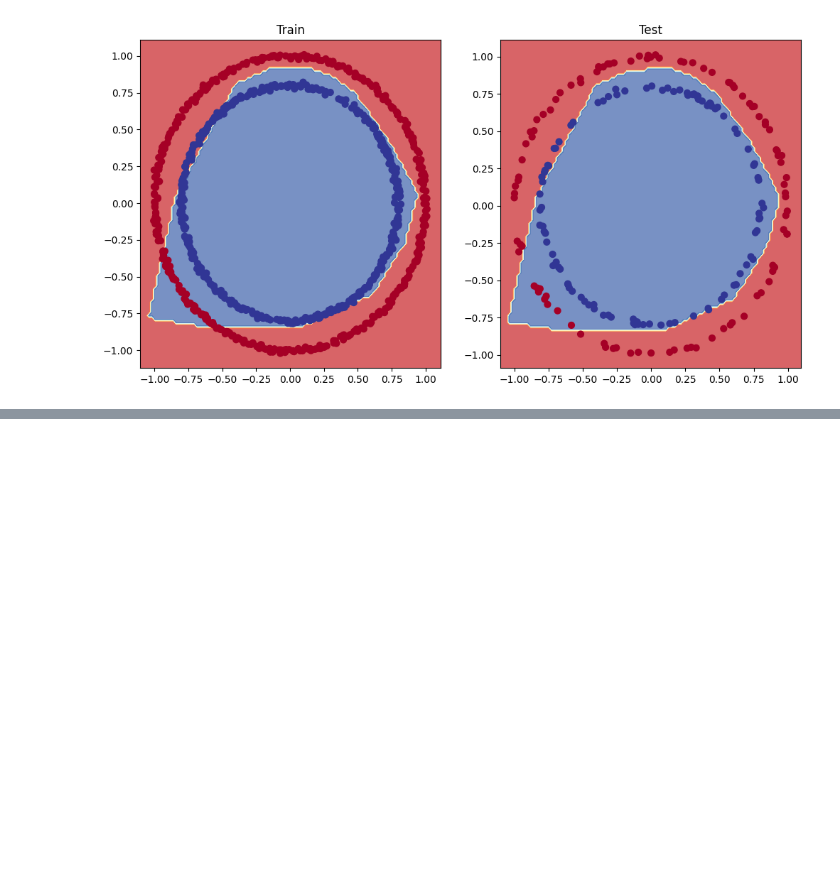
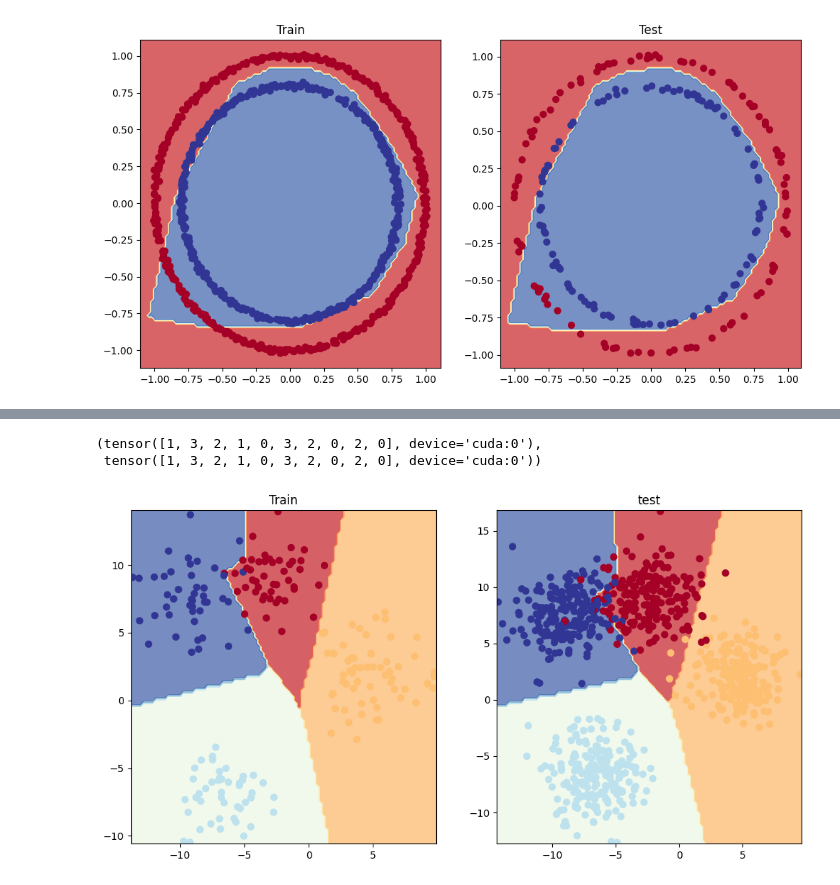
Before and after one commit to dmtrung14/pyTorch_fundamentals, a Jupyter notebook: PyTorch_Fundamentals_Classification_Problems.ipynb, the cells around one changed output, grey strips where cells are left out. Cells and saved outputs as stored; diff of their text form; code cells hidden in the pictures; blank space fills up the shorter version.

```diff
--- a/PyTorch_Fundamentals_Classification_Problems.ipynb
+++ b/PyTorch_Fundamentals_Classification_Problems.ipynb
@@ -631,0 +769,36 @@ plot_decision_boundary(model_3, x_test, y_test)
+# %%
+torch.manual_seed(42)
+torch.cuda.manual_seed(42)
+
+epochs = 10000
+
+x_blob_train, y_blob_train, x_blob_test, y_blob_test = x_blob_train.to(device), y_blob_train.to(device), x_blob_test.to(device), y_blob_test.to(device)
+
+for epoch in range(epochs):
+  # train
+  model_4.train()
+
+  # forward propagation
+  y_logits = model_4(x_blob_train)
+  y_pred = torch.softmax(y_logits, dim = 1).argmax(dim = 1)
+
+  # loss function
+  loss = loss_fn(y_logits, y_blob_train)
+  acc = accuracy_fn(y_blob_train, y_pred)
+
+  #zero grad
+  optimizer.zero_grad()
+
+  loss.backward()
+
+  optimizer.step()
+
+  model_4.eval()
+  with torch.inference_mode():
+    test_logits = model_4(x_blob_test)
+    test_pred = torch.softmax(test_logits, dim =1 ). argmax(dim =1)
+    test_loss = loss_fn(test_logits, y_blob_test)
+    test_acc = accuracy_fn(y_blob_test, test_pred)
+
+  if epoch %1000 == 0:
+    print(f'Epoch: {epoch} | acc: {acc:.5f}% | loss: {loss} | test loss: {test_loss} | test acc: {test_acc}%')
@@ -631,0 +836,17 @@ plot_decision_boundary(model_3, x_test, y_test)
+# %%
+# Go from logits to prediction probability
+y_pred_probs = torch.softmax(y_logits, dim = 1)
+y_pred_probs[:10].argmax(dim =1), y_blob_test[:10]
+# %% [output]
+(tensor([1, 3, 2, 1, 0, 3, 2, 0, 2, 0], device='cuda:0'),
+ tensor([1, 3, 2, 1, 0, 3, 2, 0, 2, 0], device='cuda:0'))
+# %%
+plt.figure(figsize=(12,6))
+plt.subplot(1,2,1)
+plt.title("Train")
+plot_decision_boundary(model_4, x_blob_train, y_blob_train)
+plt.subplot(1,2,2)
+plt.title("test")
+plot_decision_boundary(model_4, x_blob_test, y_blob_test)
+# %% [output]
+[figure, added]
```
Also changed, not shown: parts of 29 cells of this notebook.
